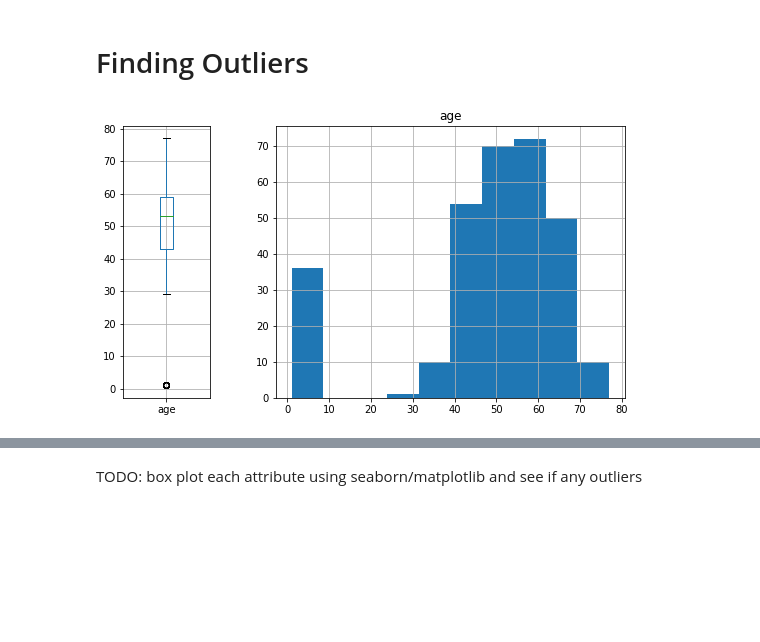
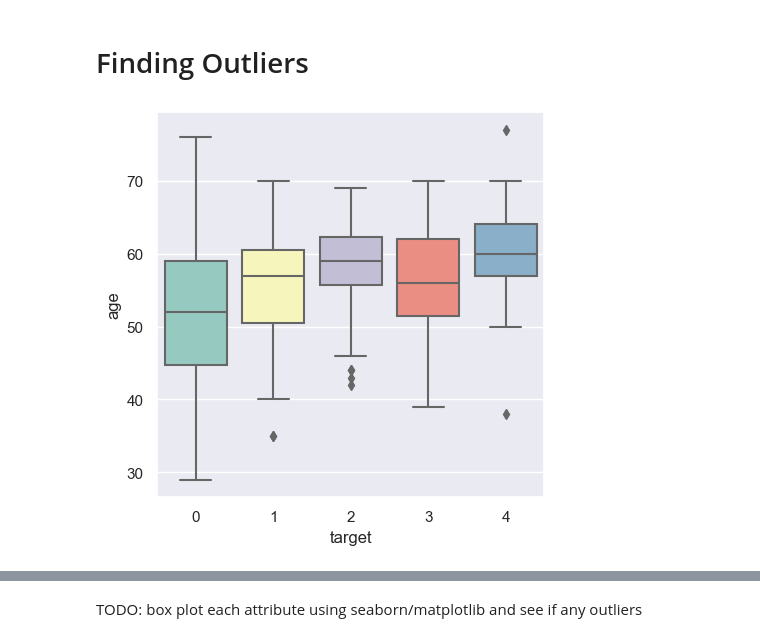
Before and after one commit to abroniewski/Heart-Disease-Machine-Learning-Exploration, a Jupyter notebook: src/HDD-pre-processing.ipynb, the cells around one changed output, grey strips where cells are left out. Drawn from its saved outputs; the diff is of its cells as text; code cells hidden in the pictures; blank space fills up the shorter version.

Commit message:
pre-processing additions with seaborn visualizations. Added html file of pandas_profiling.

```diff
--- a/src/HDD-pre-processing.ipynb
+++ b/src/HDD-pre-processing.ipynb
@@ -113,10 +117,8 @@ print(hd1.shape)
 # %%
 hd_data = hd.iloc[:, :-1].values
 hd_target = hd.iloc[:, -1].values
-# %%
-fig, axes= plt.subplots(1,2, gridspec_kw={'width_ratios': [1, 4]}, figsize=(9,5))
-axes.boxplot
-# hd.boxplot(column='age',ax=axes[0]);
-# hd.hist(column='age', ax=axes[1]);
-# %% [output]
-[figure, removed]
+# %%
+sns.set(rc = {'figure.figsize':(5,5)})
+ax = sns.boxplot(x="target", y="age", data=hd, orient="v", palette="Set3")
+# %% [output]
+[figure, added]
```
Also changed, not shown: parts of 14 cells of this notebook, 3 other files.
